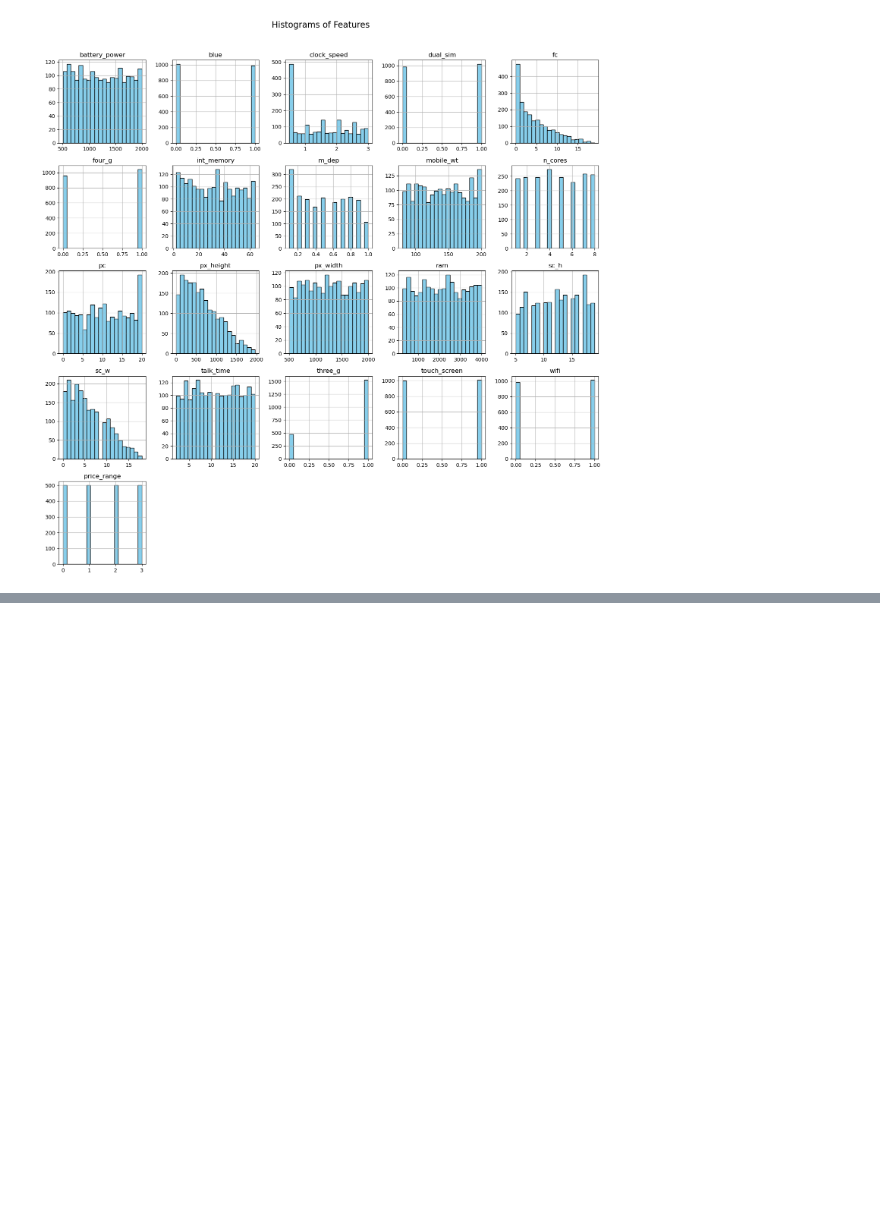
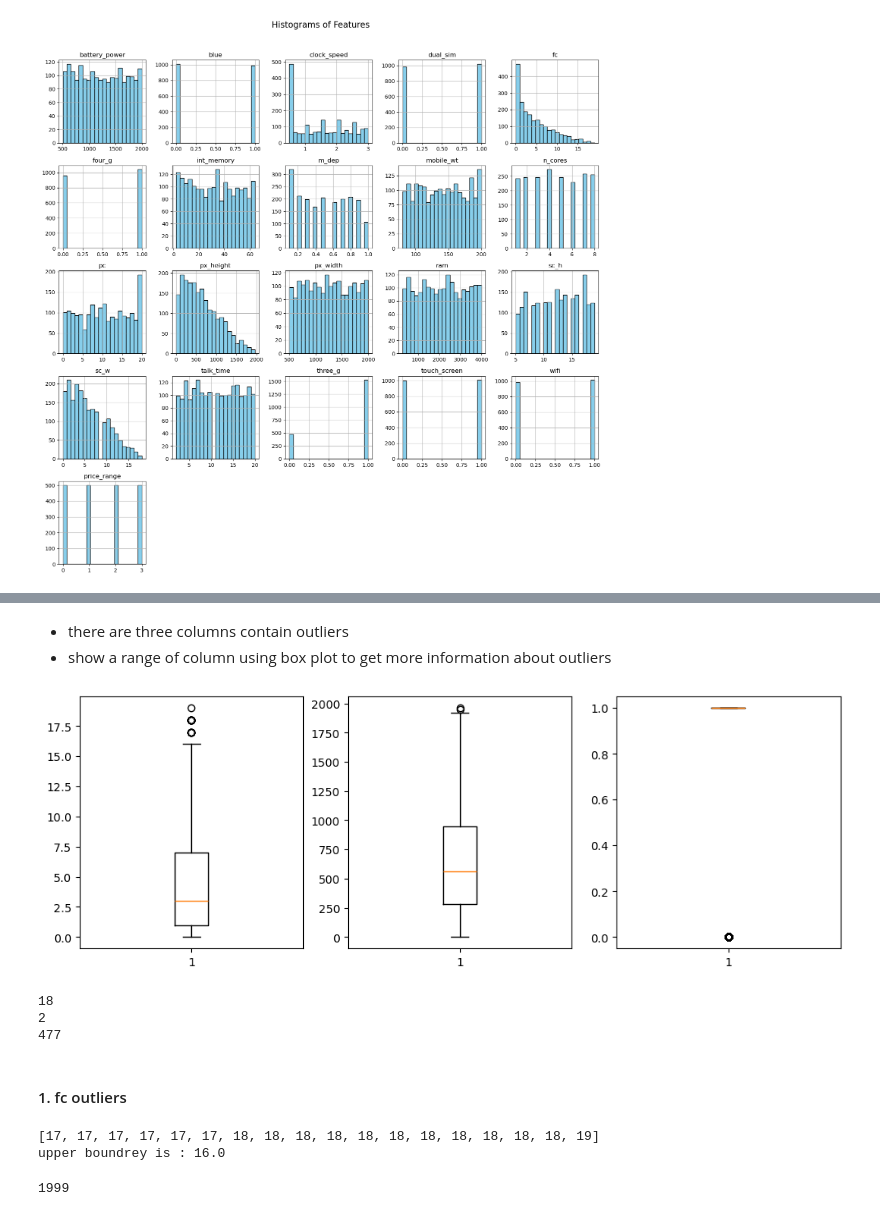
Before and after one commit to ahmadtarig/machine_learning_project, a Jupyter notebook: code.ipynb, the cells around one changed output, grey strips where cells are left out. Drawn from its saved outputs; the diff is of its cells as text; code cells hidden in the pictures; blank space fills up the shorter version.

```diff
--- a/code.ipynb
+++ b/code.ipynb
@@ -90,0 +124,59 @@ plt.show()
+# %% [markdown]
+- there are three columns contain outliers
+- show a range of column using box plot to get more information about outliers
+# %%
+# show plots that contain out layer
+fig, axes = plt.subplots(1, 3, figsize=(12, 4))
+
+axes[0].boxplot(data["fc"])
+
+
+axes[1].boxplot(data["px_height"])
+
+
+axes[2].boxplot(data["three_g"])
+
+plt.show()
+# %% [output]
+[figure, added]
+# %%
+# numboer of outliers fo each column
+# Q1 is a list of quantile 0.25 fo the three column so as Q3, but Q3 is list of 1uantile 0.75
+Q1 = [data["fc"].quantile(0.25), data["px_height"].quantile(0.25), data["three_g"].quantile(0.25)]
+Q3 = [data["fc"].quantile(0.75), data["px_height"].quantile(0.75), data["three_g"].quantile(0.75)]
+
+# subtract Q1 list from Q3
+IQR = [a - b for a, b in zip(Q3, Q1)]
+
+# calculate upper and lower boundry list
+lower_boundry = [a - (1.5 * b) for a, b in zip(Q1, IQR)]
+upper_boundry = [a + (1.5 * b) for a, b in zip(Q3, IQR)]
+
+# finally we can sellect outlier for eache column
+outliers = {
+    "fc": data["fc"][(data["fc"] > upper_boundry[0]) | (data["fc"] < lower_boundry[0])],
+    "px_height": data["px_height"][(data["px_height"] > upper_boundry[1]) | (data["px_height"] < lower_boundry[1])],
+    "three_g": data["three_g"][(data["three_g"] > upper_boundry[2]) | (data["three_g"] < lower_boundry[2])]
+}
+
+print(len(outliers.get("fc")))
+print(len(outliers.get("px_height")))
+print(len(outliers.get("three_g")))
+# %% [output]
+18
+2
+477
+# %% [markdown]
+#### 1. fc outliers
+# %%
+print(sorted(outliers.get("fc")))
+print(f"upper boundrey is : {upper_boundry[0]}")
+# %% [output]
+[17, 17, 17, 17, 17, 17, 18, 18, 18, 18, 18, 18, 18, 18, 18, 18, 18, 19]
+upper boundrey is : 16.0
+# %%
+# remove outlier 19 becouse is too hight is set it with 18 for example becouse will decrease a model acurecy
+data = data.drop(1709)
+print(len(data["fc"]))
+# %% [output]
+1999
```
Also changed, not shown: parts of 21 cells of this notebook.
